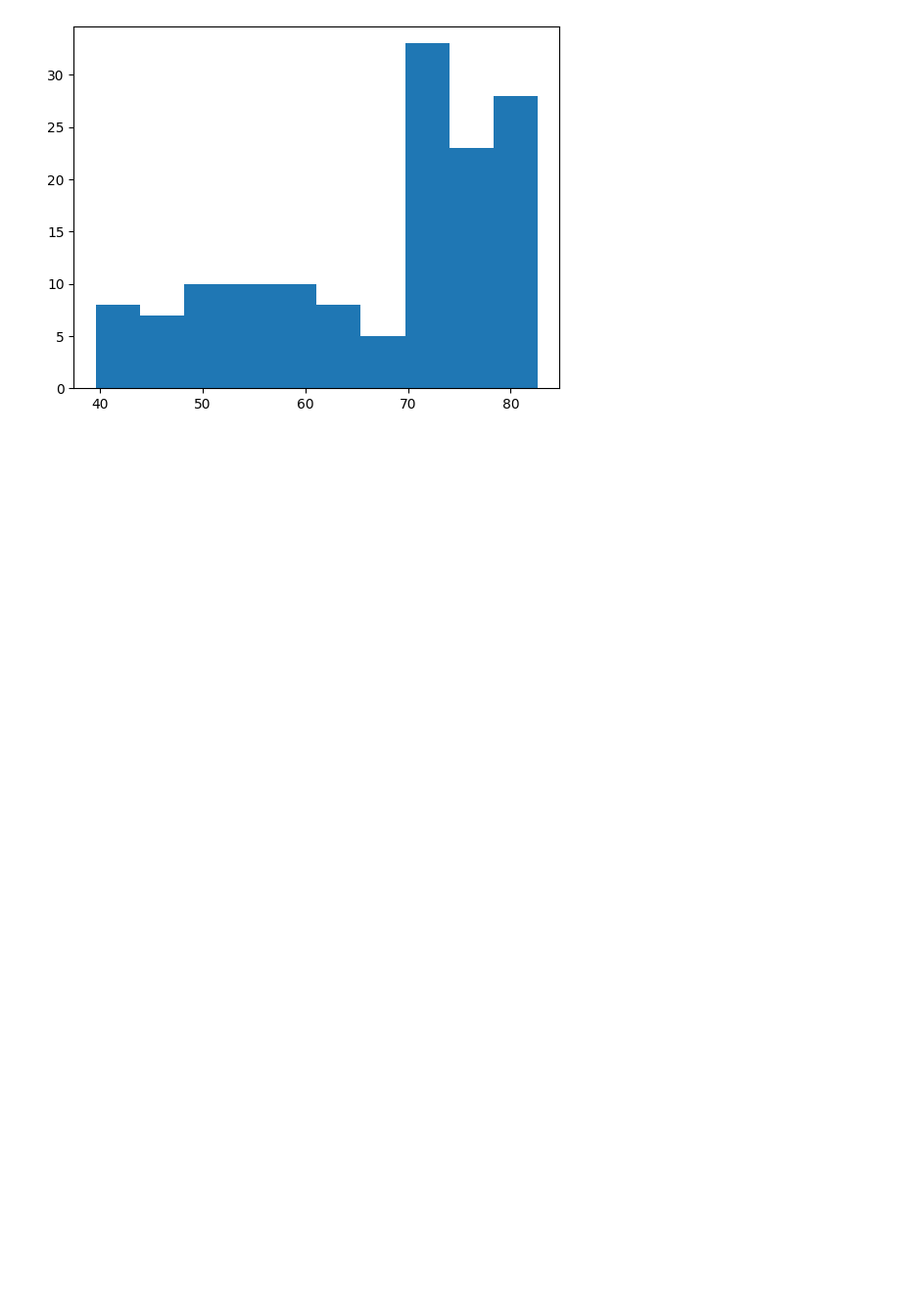
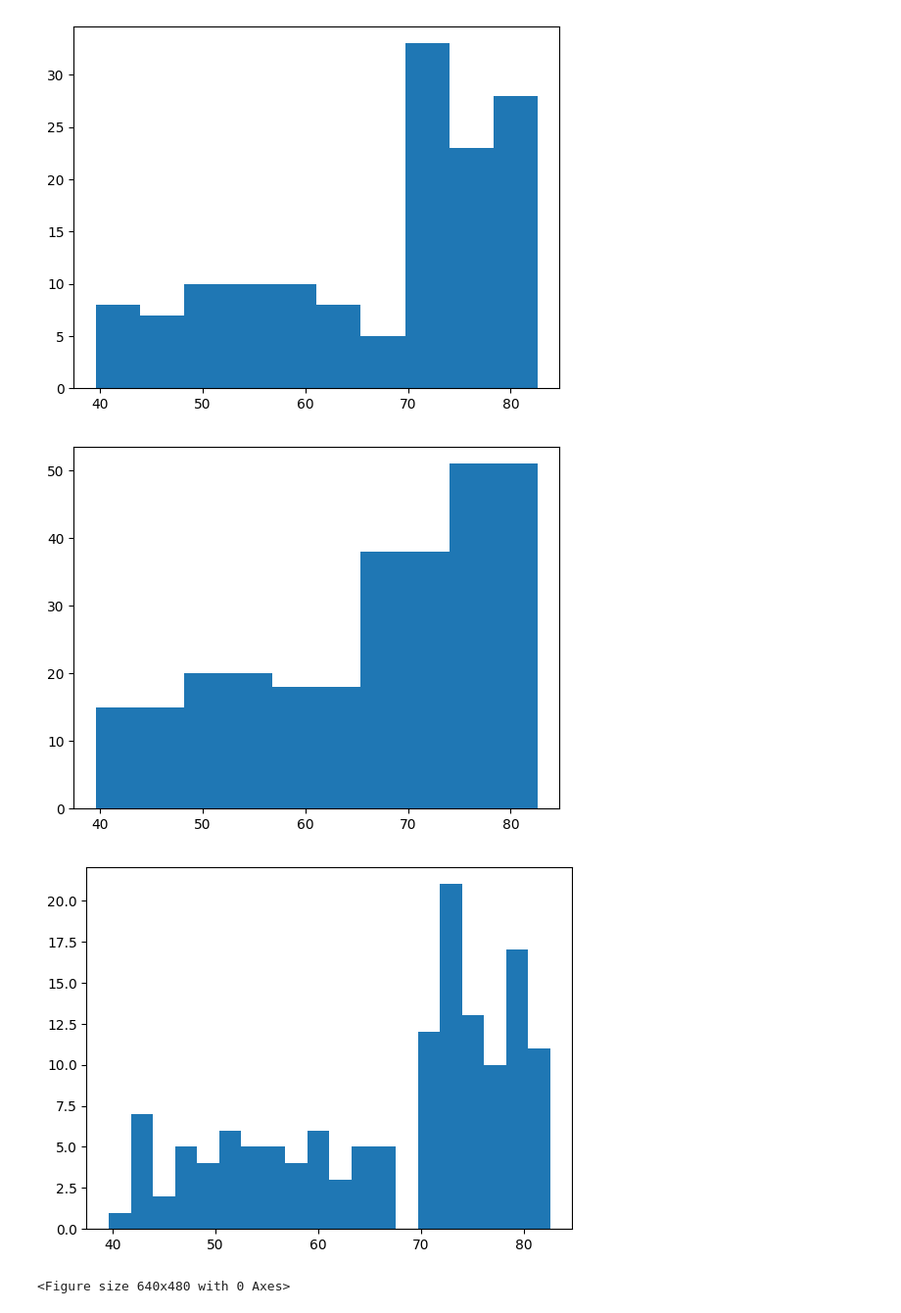
Before and after one commit to YoussefHeshamAlsoly/DataCamp, a Jupyter notebook: 2_intermediate_python/Examples.ipynb, the cells around one changed output. Shown: that part at 98% size. Saved outputs shown, nothing was run; the diff lists cells and outputs as text; code cells hidden in the pictures; blank space fills up the shorter version.

```diff
--- a/2_intermediate_python/Examples.ipynb
+++ b/2_intermediate_python/Examples.ipynb
@@ -48,7 +51,31 @@ plt.show()
 # %%
 life_exp_hist = [43.828, 76.423, 72.301, 42.731, 75.32, 81.235, 79.829, 75.635, 64.062, 79.441, 56.728, 65.554, 74.852, 50.728, 72.39, 73.005, 52.295, 49.58, 59.723, 50.43, 80.653, 44.74100000000001, 50.651, 78.553, 72.961, 72.889, 65.152, 46.462, 55.322, 78.782, 48.328, 75.748, 78.273, 76.486, 78.332, 54.791, 72.235, 74.994, 71.33800000000001, 71.878, 51.57899999999999, 58.04, 52.947, 79.313, 80.657, 56.735, 59.448, 79.406, 60.022, 79.483, 70.259, 56.007, 46.388000000000005, 60.916, 70.19800000000001, 82.208, 73.33800000000001, 81.757, 64.69800000000001, 70.65, 70.964, 59.545, 78.885, 80.745, 80.546, 72.567, 82.603, 72.535, 54.11, 67.297, 78.623, 77.58800000000001, 71.993, 42.592, 45.678, 73.952, 59.443000000000005, 48.303, 74.241, 54.467, 64.164, 72.801, 76.195, 66.803, 74.543, 71.164, 42.082, 62.069, 52.906000000000006, 63.785, 79.762, 80.204, 72.899, 56.867, 46.859, 80.196, 75.64, 65.483, 75.53699999999999, 71.752, 71.421, 71.688, 75.563, 78.098, 78.74600000000001, 76.442, 72.476, 46.242, 65.528, 72.777, 63.062, 74.002, 42.568000000000005, 79.972, 74.663, 77.926, 48.159, 49.339, 80.941, 72.396, 58.556, 39.613, 80.884, 81.70100000000001, 74.143, 78.4, 52.517, 70.616, 58.42, 69.819, 73.923, 71.777, 51.542, 79.425, 78.242, 76.384, 73.747, 74.249, 73.422, 62.698, 42.38399999999999, 43.487]
 # If the number of bins was not provided, the default python value for it will be used (which is 10).
-plt.hist(life_exp, bins=10)
+plt.hist(life_exp_hist, bins=10)
 plt.show()
 # %% [output]
 [figure]
+# %%
+# If you want to create 2 plots, one way to do is is to plot 1 diagram,
+# then clean up the "show" window, and draw in the same window again.
+# This is done using the "plt.clf()" command.
+
+## "plt.show() displays a plot; plt.clf() cleans it up again so you can start afresh."
+
+# Build histogram with 5 bins
+plt.hist(life_exp_hist, bins=5)
+
+# Show and clean up plot
+plt.show()
+plt.clf()
+
+# Build histogram with 20 bins
+plt.hist(life_exp_hist, bins=20)
+
+# Show and clean up again
+plt.show()
+plt.clf()
+# %% [output]
+[figure, added]
+[figure, added]
+<Figure size 640x480 with 0 Axes>
```
Also changed, not shown: parts of 16 cells of this notebook, 1 other file.
